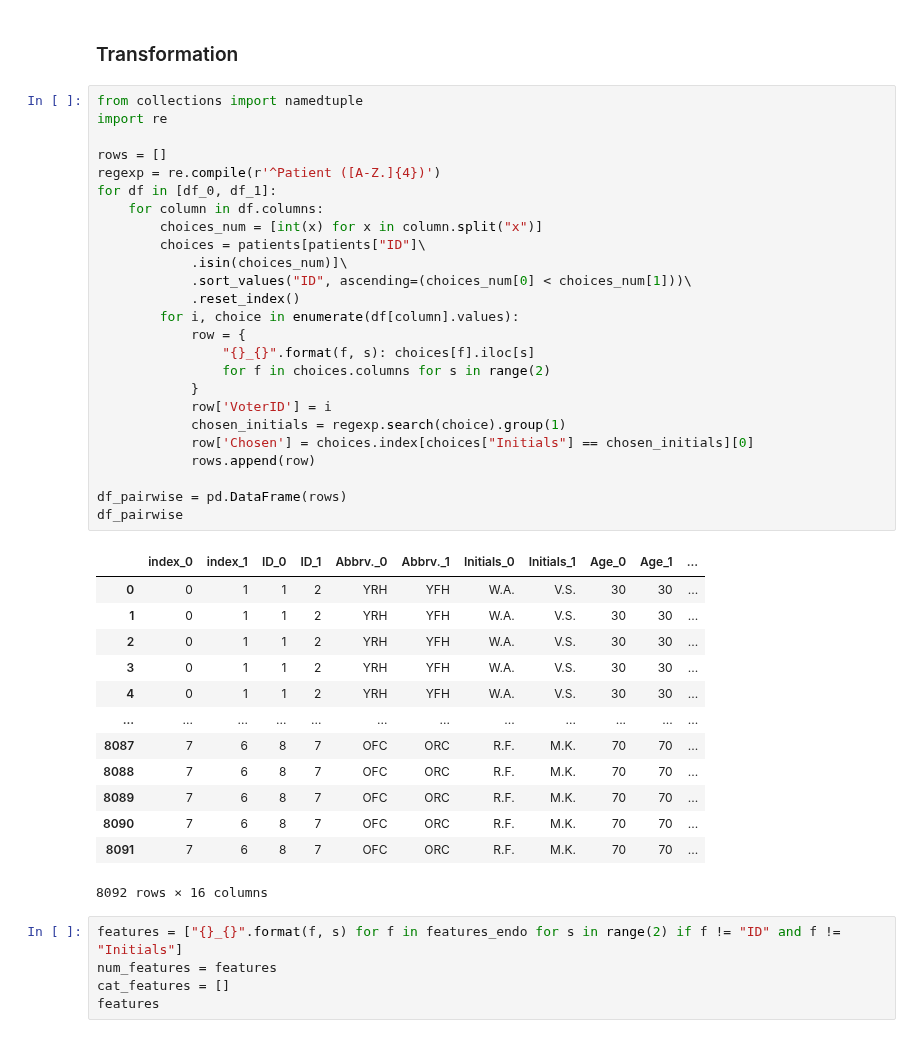
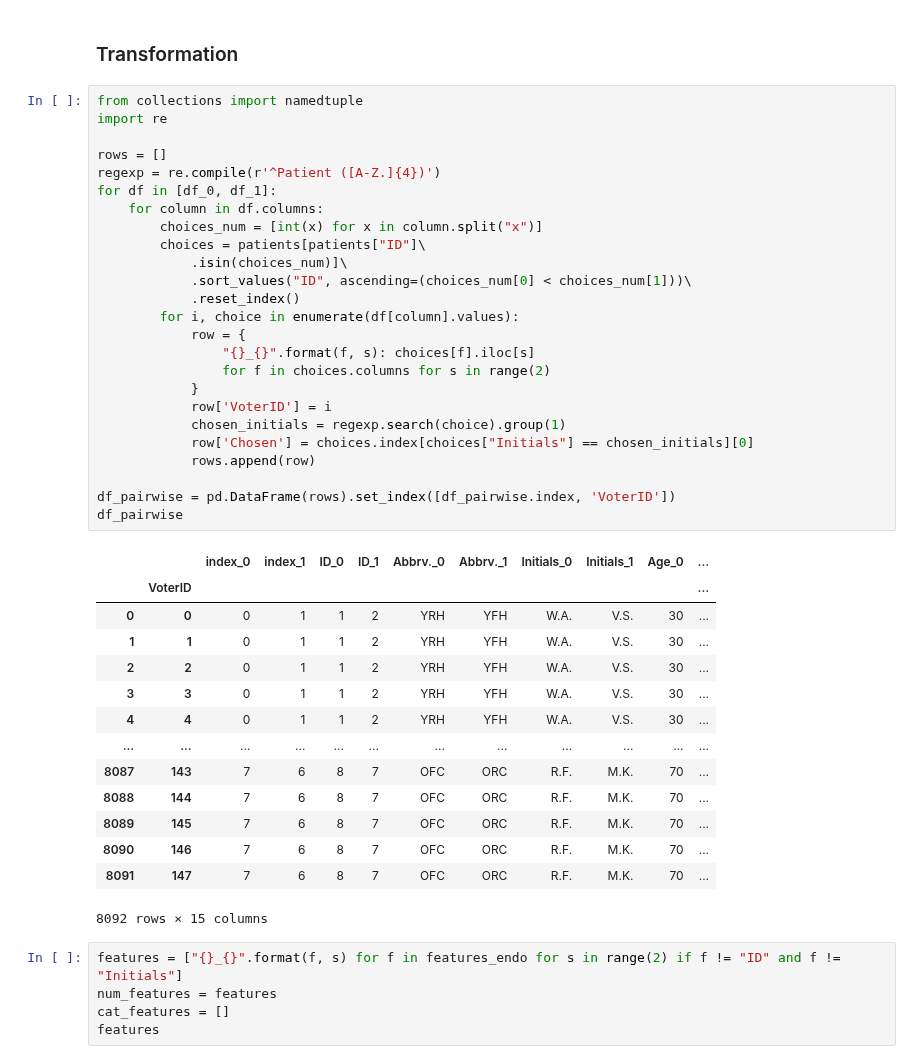
Before and after one commit to ryansteed/heuristic-moral-machine, a Jupyter notebook: jupyter/kidney-exchange.ipynb, the cells around one changed output. Saved outputs shown, nothing was run; the diff lists cells and outputs as text.

```diff
--- a/jupyter/kidney-exchange.ipynb
+++ b/jupyter/kidney-exchange.ipynb
@@ -113,42 +113,43 @@ patients
 # %%
 from collections import namedtuple
 import re
 
 rows = []
 regexp = re.compile(r'^Patient ([A-Z.]{4})')
 for df in [df_0, df_1]:
     for column in df.columns:
         choices_num = [int(x) for x in column.split("x")]
         choices = patients[patients["ID"]\
             .isin(choices_num)]\
             .sort_values("ID", ascending=(choices_num[0] < choices_num[1]))\
             .reset_index()
         for i, choice in enumerate(df[column].values):
             row = {
                 "{}_{}".format(f, s): choices[f].iloc[s]
                 for f in choices.columns for s in range(2)
             }
             row['VoterID'] = i
             chosen_initials = regexp.search(choice).group(1)
             row['Chosen'] = choices.index[choices["Initials"] == chosen_initials][0]
             rows.append(row)
 
-df_pairwise = pd.DataFrame(rows)
+df_pairwise = pd.DataFrame(rows).set_index([df_pairwise.index, 'VoterID'])
 df_pairwise
 # %% [output]
-|  | index_0 | index_1 | ID_0 | ID_1 | Abbrv._0 | Abbrv._1 | Initials_0 | Initials_1 | Age_0 | Age_1 | ... |
-| 0 | 0 | 1 | 1 | 2 | YRH | YFH | W.A. | V.S. | 30 | 30 | ... |
-| 1 | 0 | 1 | 1 | 2 | YRH | YFH | W.A. | V.S. | 30 | 30 | ... |
-| 2 | 0 | 1 | 1 | 2 | YRH | YFH | W.A. | V.S. | 30 | 30 | ... |
-| 3 | 0 | 1 | 1 | 2 | YRH | YFH | W.A. | V.S. | 30 | 30 | ... |
-| 4 | 0 | 1 | 1 | 2 | YRH | YFH | W.A. | V.S. | 30 | 30 | ... |
+|  |  | index_0 | index_1 | ID_0 | ID_1 | Abbrv._0 | Abbrv._1 | Initials_0 | Initials_1 | Age_0 | ... |
+|  | VoterID |  |  |  |  |  |  |  |  |  | ... |
+| 0 | 0 | 0 | 1 | 1 | 2 | YRH | YFH | W.A. | V.S. | 30 | ... |
+| 1 | 1 | 0 | 1 | 1 | 2 | YRH | YFH | W.A. | V.S. | 30 | ... |
+| 2 | 2 | 0 | 1 | 1 | 2 | YRH | YFH | W.A. | V.S. | 30 | ... |
+| 3 | 3 | 0 | 1 | 1 | 2 | YRH | YFH | W.A. | V.S. | 30 | ... |
+| 4 | 4 | 0 | 1 | 1 | 2 | YRH | YFH | W.A. | V.S. | 30 | ... |
 | ... | ... | ... | ... | ... | ... | ... | ... | ... | ... | ... | ... |
-| 8087 | 7 | 6 | 8 | 7 | OFC | ORC | R.F. | M.K. | 70 | 70 | ... |
-| 8088 | 7 | 6 | 8 | 7 | OFC | ORC | R.F. | M.K. | 70 | 70 | ... |
-| 8089 | 7 | 6 | 8 | 7 | OFC | ORC | R.F. | M.K. | 70 | 70 | ... |
-| 8090 | 7 | 6 | 8 | 7 | OFC | ORC | R.F. | M.K. | 70 | 70 | ... |
-| 8091 | 7 | 6 | 8 | 7 | OFC | ORC | R.F. | M.K. | 70 | 70 | ... |
+| 8087 | 143 | 7 | 6 | 8 | 7 | OFC | ORC | R.F. | M.K. | 70 | ... |
+| 8088 | 144 | 7 | 6 | 8 | 7 | OFC | ORC | R.F. | M.K. | 70 | ... |
+| 8089 | 145 | 7 | 6 | 8 | 7 | OFC | ORC | R.F. | M.K. | 70 | ... |
+| 8090 | 146 | 7 | 6 | 8 | 7 | OFC | ORC | R.F. | M.K. | 70 | ... |
+| 8091 | 147 | 7 | 6 | 8 | 7 | OFC | ORC | R.F. | M.K. | 70 | ... |
-8092 rows × 16 columns
+8092 rows × 15 columns
 # %%
 features = ["{}_{}".format(f, s) for f in features_endo for s in range(2) if f != "ID" and f != "Initials"]
 num_features = features
```
Also changed, not shown: parts of 11 cells of this notebook, 28 other files.
